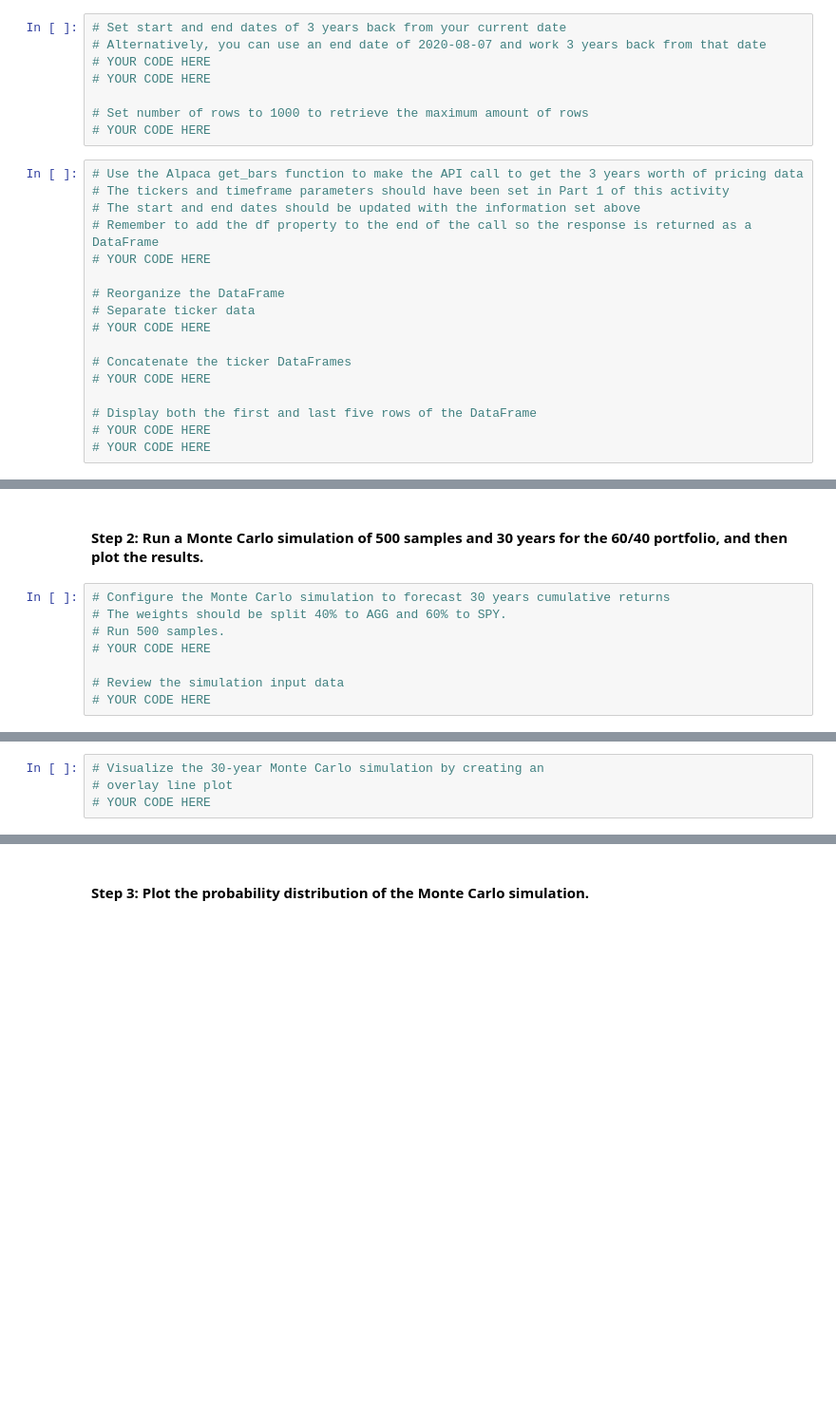
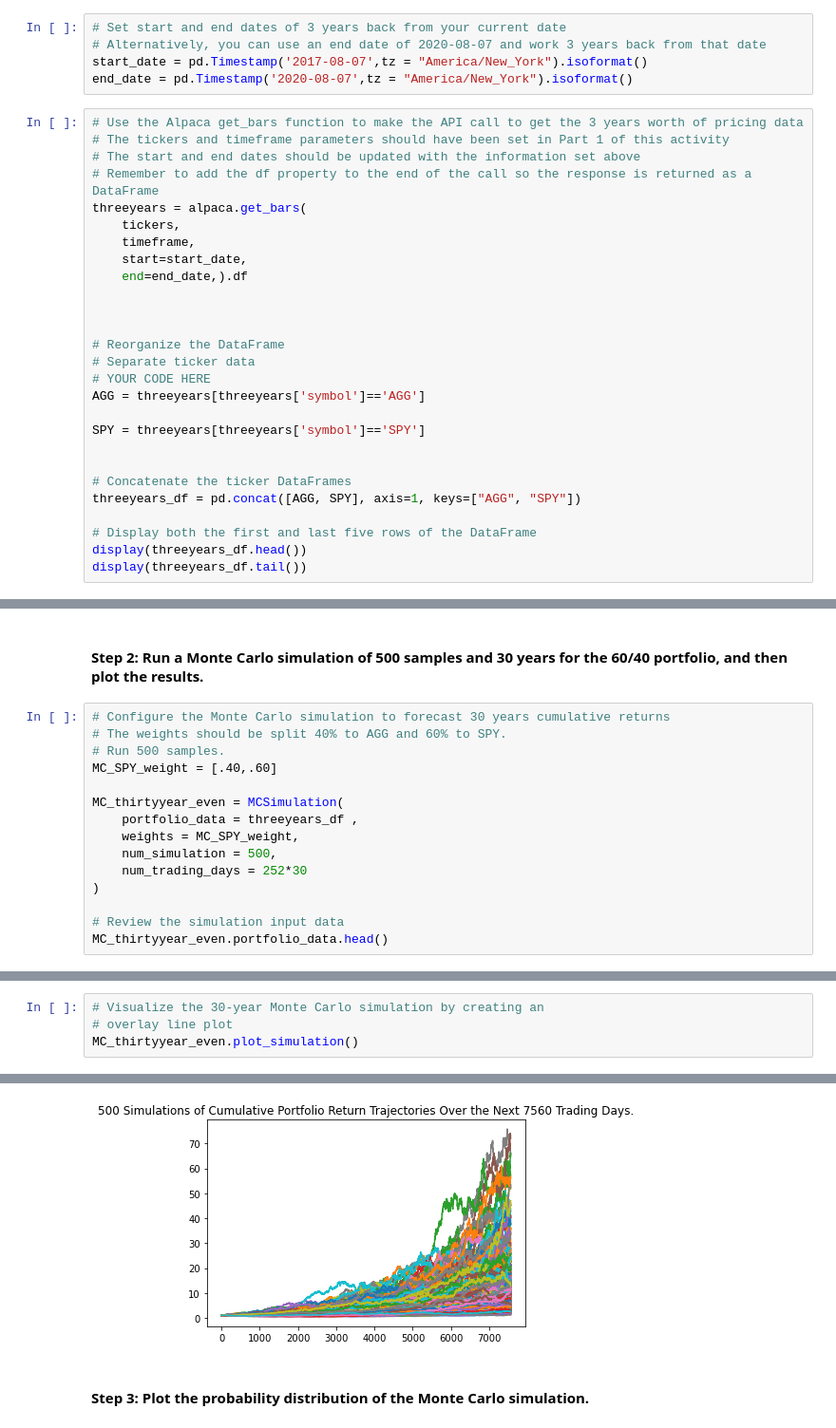
Before and after one commit to brprod8/Financial-Planner, a Jupyter notebook: Financial planner/financial_planning_tools.ipynb, the cells around one changed output, grey strips where cells are left out. Shown at 95% size. Drawn from its saved outputs; the diff is of its cells as text; blank space fills up the shorter version.

```diff
--- a/Financial planner/financial_planning_tools.ipynb
+++ b/Financial planner/financial_planning_tools.ipynb
@@ -466,25 +472,32 @@ In this section, you’ll use the MCForecastTools library to create a Monte Carl
 # %%
 # Set start and end dates of 3 years back from your current date
 # Alternatively, you can use an end date of 2020-08-07 and work 3 years back from that date
-# YOUR CODE HERE
-# YOUR CODE HERE
-
-# Set number of rows to 1000 to retrieve the maximum amount of rows
-# YOUR CODE HERE
+start_date = pd.Timestamp('2017-08-07',tz = "America/New_York").isoformat()
+end_date = pd.Timestamp('2020-08-07',tz = "America/New_York").isoformat()
 # %%
 # Use the Alpaca get_bars function to make the API call to get the 3 years worth of pricing data
 # The tickers and timeframe parameters should have been set in Part 1 of this activity
 # The start and end dates should be updated with the information set above
 # Remember to add the df property to the end of the call so the response is returned as a DataFrame
-# YOUR CODE HERE
+threeyears = alpaca.get_bars(
+    tickers,
+    timeframe,
+    start=start_date,
+    end=end_date,).df
+
+
 
 # Reorganize the DataFrame
 # Separate ticker data
 # YOUR CODE HERE
+AGG = threeyears[threeyears['symbol']=='AGG']
+
+SPY = threeyears[threeyears['symbol']=='SPY']
+
 
 # Concatenate the ticker DataFrames
-# YOUR CODE HERE
+threeyears_df = pd.concat([AGG, SPY], axis=1, keys=["AGG", "SPY"])
 
 # Display both the first and last five rows of the DataFrame
-# YOUR CODE HERE
-# YOUR CODE HERE
+display(threeyears_df.head())
+display(threeyears_df.tail())
@@ -494,7 +524,14 @@ In this section, you’ll use the MCForecastTools library to create a Monte Carl
 # Configure the Monte Carlo simulation to forecast 30 years cumulative returns
 # The weights should be split 40% to AGG and 60% to SPY.
 # Run 500 samples.
-# YOUR CODE HERE
+MC_SPY_weight = [.40,.60]
+
+MC_thirtyyear_even = MCSimulation(
+    portfolio_data = threeyears_df ,
+    weights = MC_SPY_weight,
+    num_simulation = 500,
+    num_trading_days = 252*30
+)
 
 # Review the simulation input data
-# YOUR CODE HERE
+MC_thirtyyear_even.portfolio_data.head()
@@ -504,4 +574,5 @@ In this section, you’ll use the MCForecastTools library to create a Monte Carl
 # %%
 # Visualize the 30-year Monte Carlo simulation by creating an
 # overlay line plot
-# YOUR CODE HERE
+MC_thirtyyear_even.plot_simulation()
+# %% [output]
@@ -508,3 +580,4 @@ In this section, you’ll use the MCForecastTools library to create a Monte Carl
+[figure, added]
 # %% [markdown]
 #### Step 3: Plot the probability distribution of the Monte Carlo simulation.
 # %%
```
Also changed, not shown: parts of 33 cells of this notebook.
